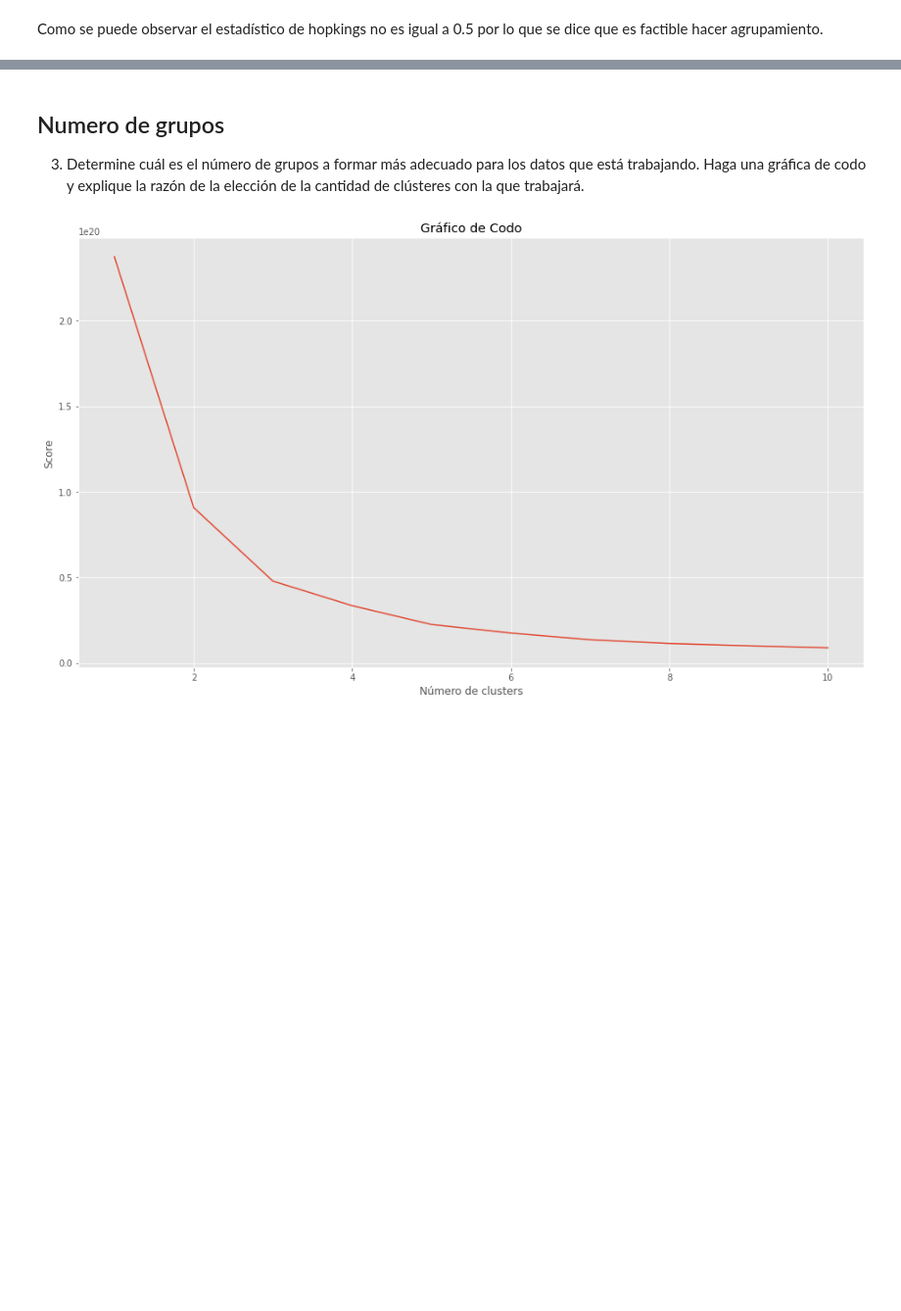
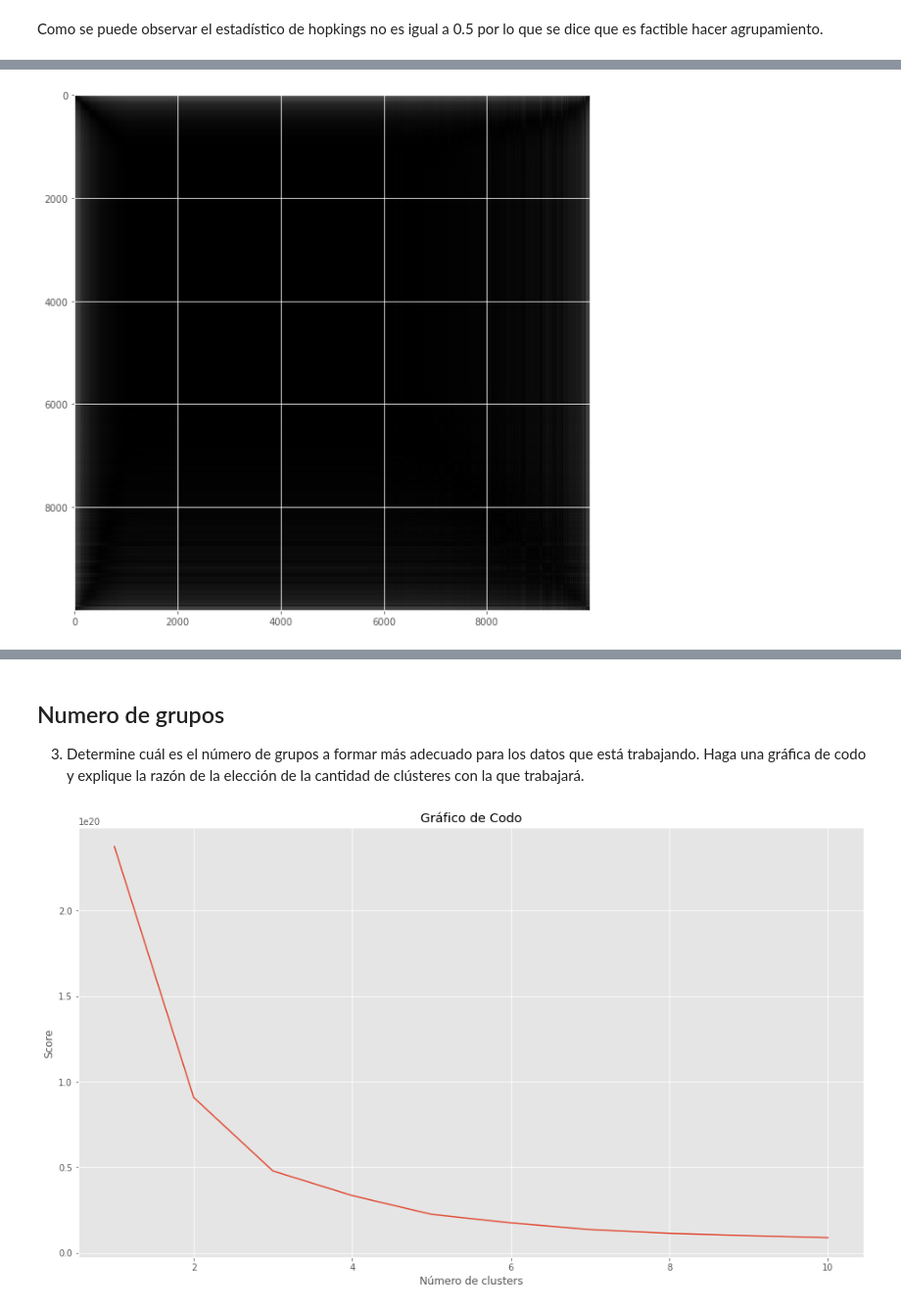
Before and after one commit to raulangelj/HT2_CLUSTERING, a Jupyter notebook: HT2_CLUSTERING.ipynb, the cells around one changed output, grey strips where cells are left out. Shown at 98% size. Cells and saved outputs as stored; diff of their text form; code cells hidden in the pictures; blank space fills up the shorter version.

```diff
--- a/HT2_CLUSTERING.ipynb
+++ b/HT2_CLUSTERING.ipynb
@@ -68,5 +68,3 @@ plt.show()
 ## Tendencia al agrupamiento
 2. Analice la tendencia al agrupamiento usando el estadístico de Hopkings y la VAT (Visual Assessment
 of cluster Tendency). Discuta sus resultados e impresiones.
-# %%
-datos = movies[['popularity', 'budget', 'revenue']]
@@ -84,2 +121,4 @@ pyclustertend.vat(X_scale)
 # %%
-pyclustertend.vat(datos)
+pyclustertend.vat(np.array(datos))
+# %% [output]
+[figure, added]
```
Also changed, not shown: parts of 7 cells of this notebook.
